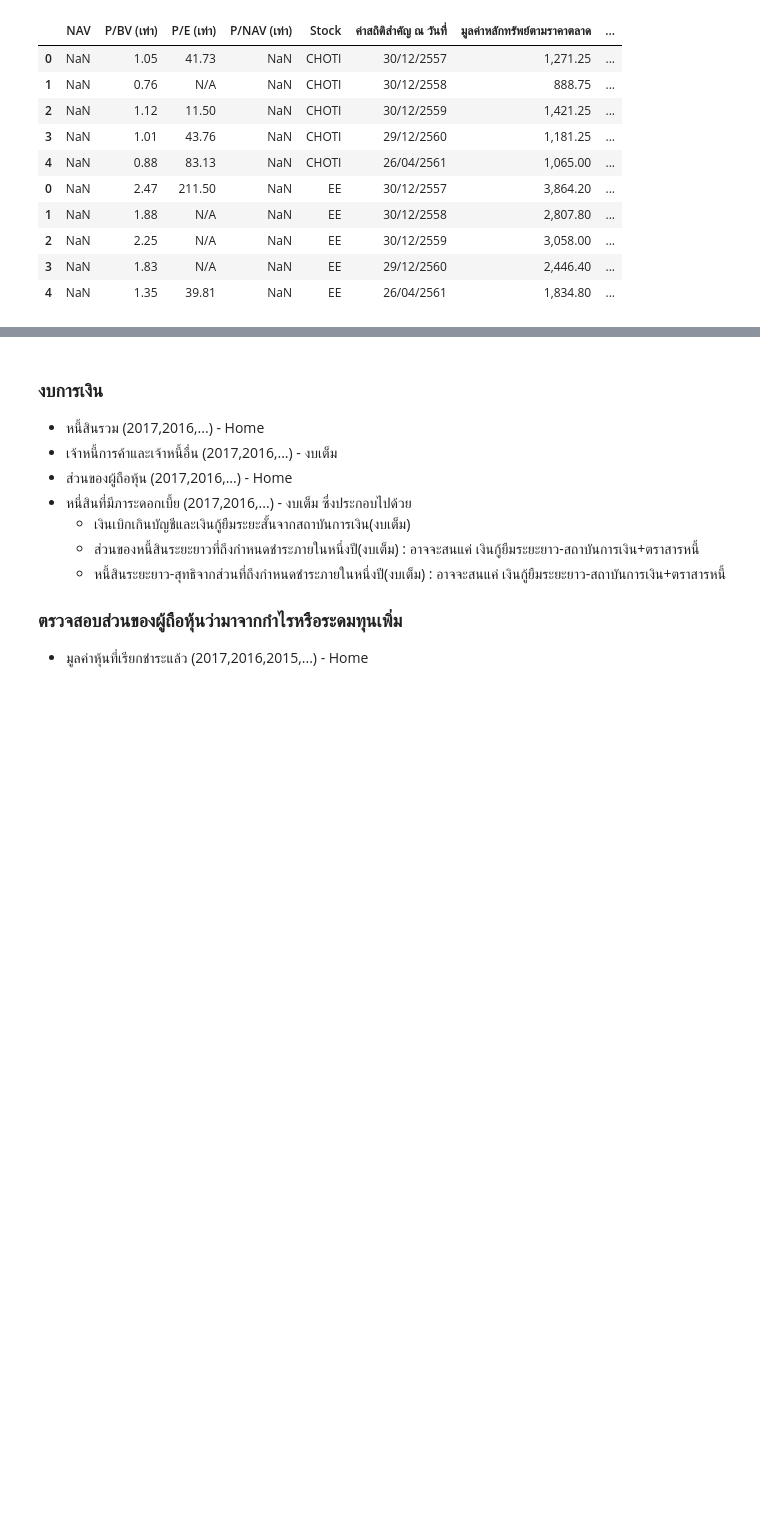
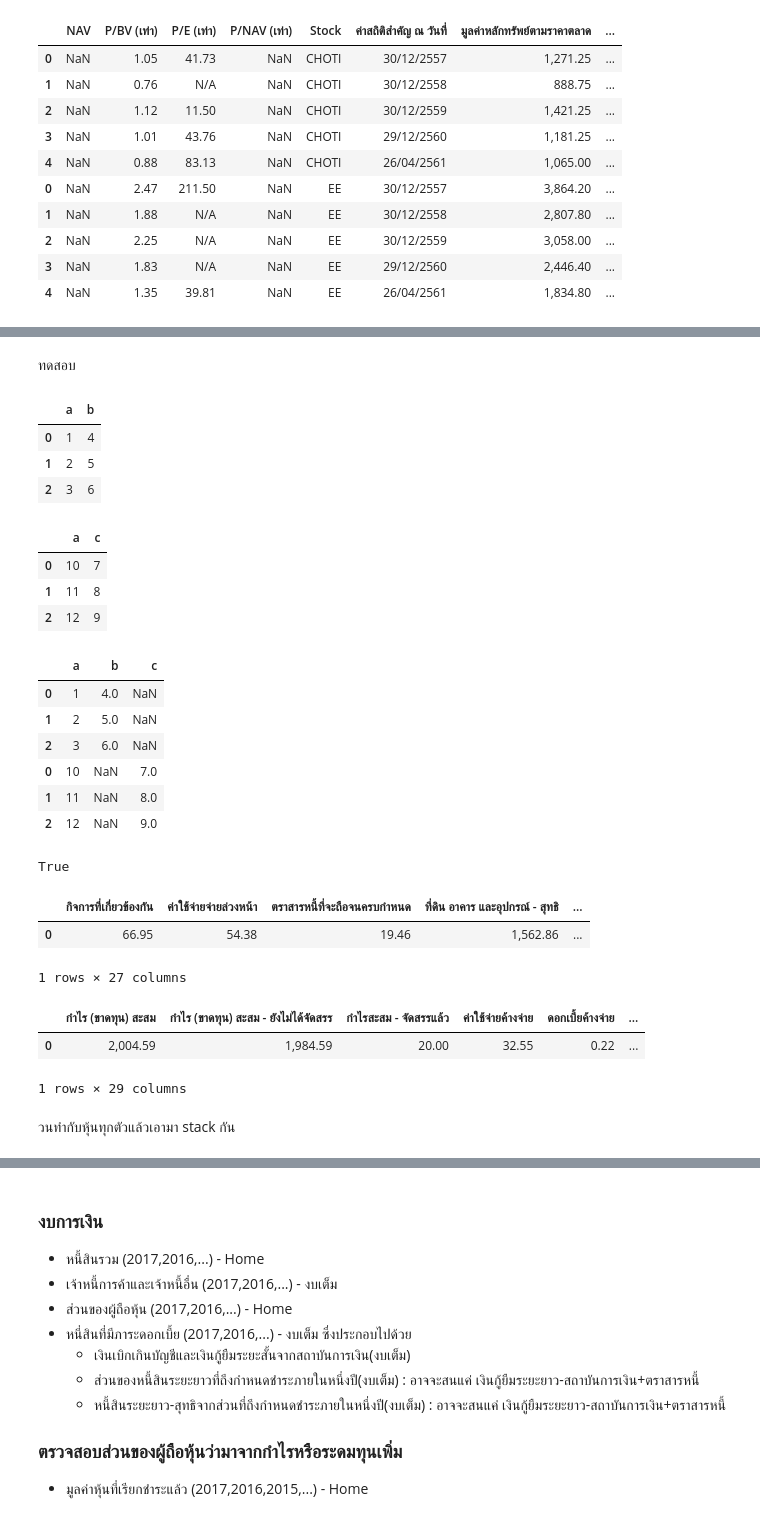
Before and after one commit to Kanbc/stock-analysis, a Jupyter notebook: notebook/2_get_data/3_stock_detail.ipynb, the cells around one changed output, grey strips where cells are left out. Saved outputs shown, nothing was run; the diff lists cells and outputs as text; code cells hidden in the pictures; blank space fills up the shorter version.

```diff
--- a/notebook/2_get_data/3_stock_detail.ipynb
+++ b/notebook/2_get_data/3_stock_detail.ipynb
@@ -231,0 +236,28 @@ report2.to_csv('../../data/explore/fin_statement_statistic.csv', index=False)
+# %% [markdown]
+ทดสอบ
+# %%
+a1 = pd.DataFrame({'a':[1,2,3],'b':[4,5,6]})
+a1
+# %% [output]
+|  | a | b |
+| 0 | 1 | 4 |
+| 1 | 2 | 5 |
+| 2 | 3 | 6 |
+# %%
+c1 = pd.DataFrame({'c':[7,8,9],'a':[10,11,12]})
+c1
+# %% [output]
+|  | a | c |
+| 0 | 10 | 7 |
+| 1 | 11 | 8 |
+| 2 | 12 | 9 |
+# %%
+pd.concat([a1,c1])
+# %% [output]
+|  | a | b | c |
+| 0 | 1 | 4.0 | NaN |
+| 1 | 2 | 5.0 | NaN |
+| 2 | 3 | 6.0 | NaN |
+| 0 | 10 | NaN | 7.0 |
+| 1 | 11 | NaN | 8.0 |
+| 2 | 12 | NaN | 9.0 |
@@ -231,0 +317,19 @@ report2.to_csv('../../data/explore/fin_statement_statistic.csv', index=False)
+# %%
+ex2 = getStockFullDetail('https://www.settrade.com/C13_FastQuote_Main.jsp?txtSymbol=S+%26+J&ssoPageId=13&selectPage=6','S & J')
+ex2[0]
+# %% [output]
+True
+# %%
+ex2[1]
+# %% [output]
+|  | กิจการที่เกี่ยวข้องกัน | ค่าใช้จ่ายจ่ายล่วงหน้า | ตราสารหนี้ที่จะถือจนครบกำหนด | ที่ดิน อาคาร และอุปกรณ์ - สุทธิ | ... |
+| 0 | 66.95 | 54.38 | 19.46 | 1,562.86 | ... |
+1 rows × 27 columns
+# %%
+ex2[2]
+# %% [output]
+|  | กำไร (ขาดทุน) สะสม | กำไร (ขาดทุน) สะสม - ยังไม่ได้จัดสรร | กำไรสะสม - จัดสรรแล้ว | ค่าใช้จ่ายค้างจ่าย | ดอกเบี้ยค้างจ่าย | ... |
+| 0 | 2,004.59 | 1,984.59 | 20.00 | 32.55 | 0.22 | ... |
+1 rows × 29 columns
+# %% [markdown]
+วนทำกับหุ้นทุกตัวแล้วเอามา stack กัน
```
Also changed, not shown: parts of 11 cells of this notebook, 3 other files.
